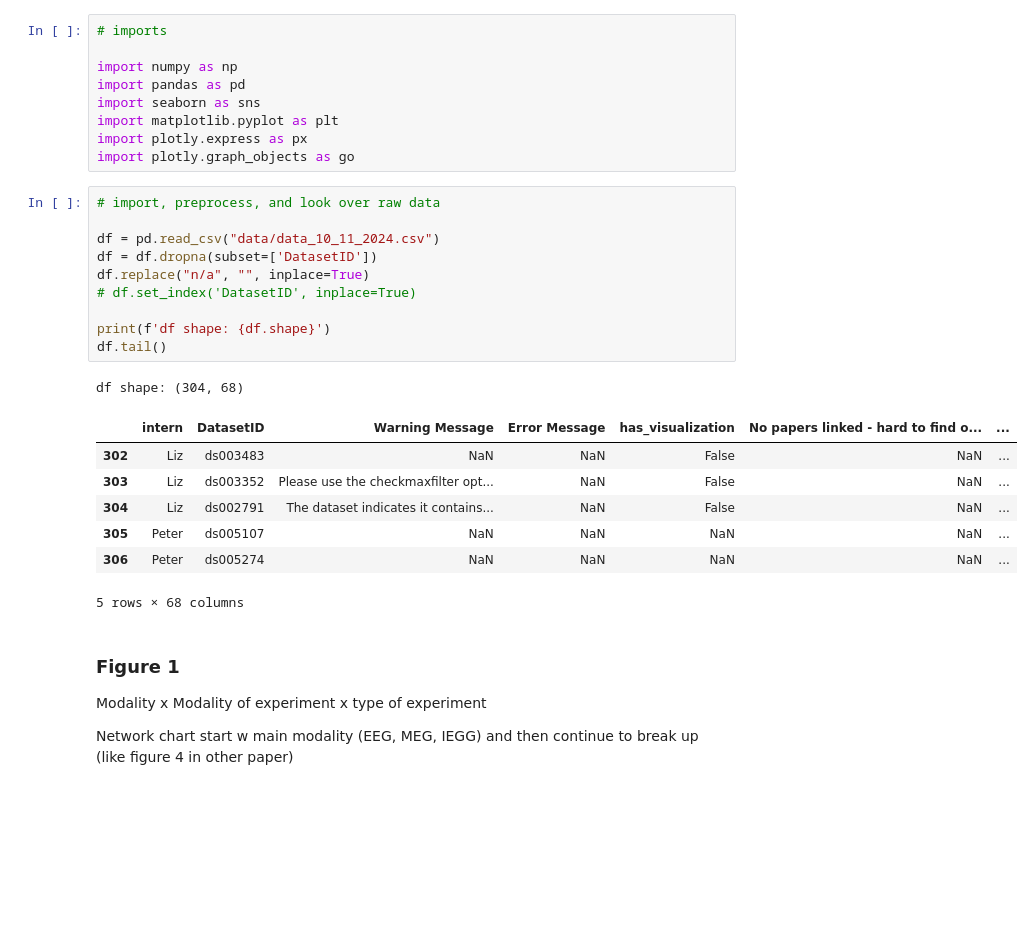
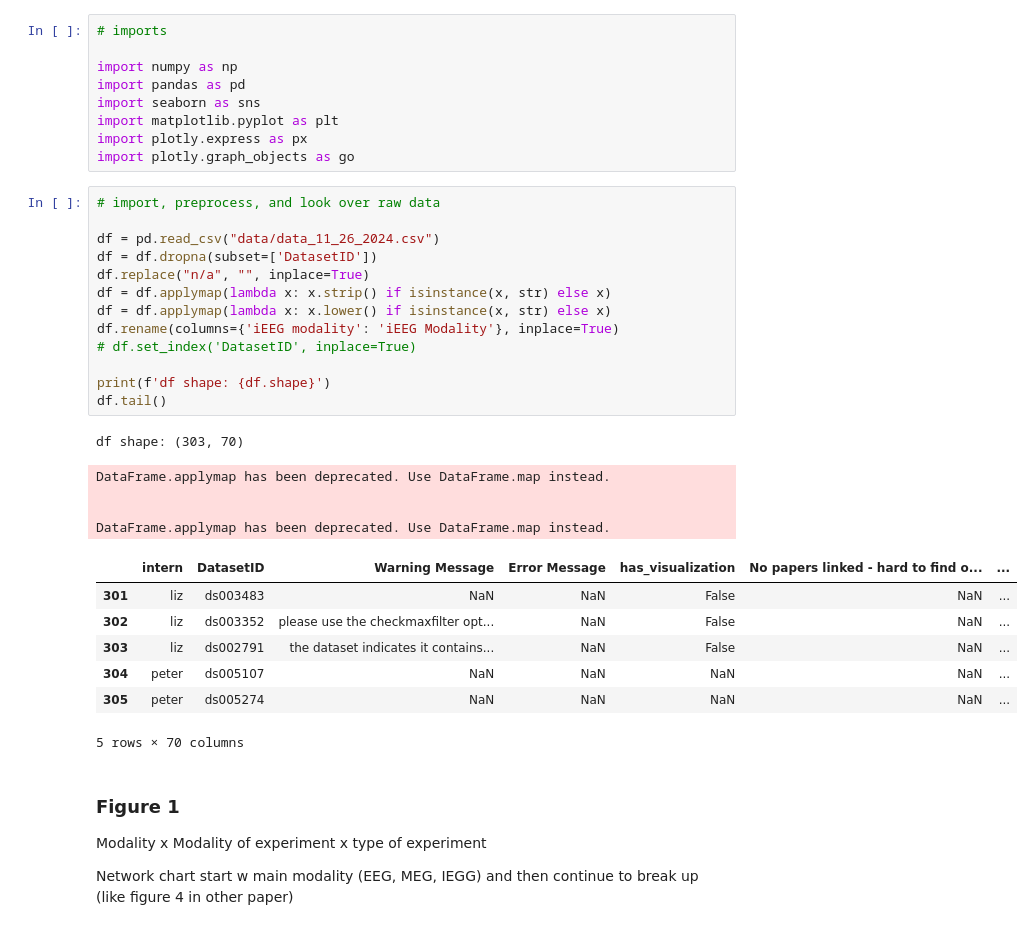
Before and after one commit to sccn/nemar_paper_plot, a Jupyter notebook: sandbox.ipynb, the cells around one changed output. Cells and saved outputs as stored; diff of their text form; blank space fills up the shorter version.

```diff
--- a/sandbox.ipynb
+++ b/sandbox.ipynb
@@ -12,22 +12,29 @@ import plotly.graph_objects as go
 # %%
 # import, preprocess, and look over raw data
 
-df = pd.read_csv("data/data_10_11_2024.csv")
+df = pd.read_csv("data/data_11_26_2024.csv")
 df = df.dropna(subset=['DatasetID'])
 df.replace("n/a", "", inplace=True)
+df = df.applymap(lambda x: x.strip() if isinstance(x, str) else x)
+df = df.applymap(lambda x: x.lower() if isinstance(x, str) else x)
+df.rename(columns={'iEEG modality': 'iEEG Modality'}, inplace=True)
 # df.set_index('DatasetID', inplace=True)
 
 print(f'df shape: {df.shape}')
 df.tail()
 # %% [output]
-df shape: (304, 68)
+df shape: (303, 70)
+DataFrame.applymap has been deprecated. Use DataFrame.map instead.
+
+
+DataFrame.applymap has been deprecated. Use DataFrame.map instead.
 |  | intern | DatasetID | Warning Message | Error Message | has_visualization | No papers linked - hard to find o... | ... |
-| 302 | Liz | ds003483 | NaN | NaN | False | NaN | ... |
-| 303 | Liz | ds003352 | Please use the checkmaxfilter opt... | NaN | False | NaN | ... |
-| 304 | Liz | ds002791 | The dataset indicates it contains... | NaN | False | NaN | ... |
-| 305 | Peter | ds005107 | NaN | NaN | NaN | NaN | ... |
-| 306 | Peter | ds005274 | NaN | NaN | NaN | NaN | ... |
+| 301 | liz | ds003483 | NaN | NaN | False | NaN | ... |
+| 302 | liz | ds003352 | please use the checkmaxfilter opt... | NaN | False | NaN | ... |
+| 303 | liz | ds002791 | the dataset indicates it contains... | NaN | False | NaN | ... |
+| 304 | peter | ds005107 | NaN | NaN | NaN | NaN | ... |
+| 305 | peter | ds005274 | NaN | NaN | NaN | NaN | ... |
-5 rows × 68 columns
+5 rows × 70 columns
 # %% [markdown]
 ### Figure 1
 
```
Also changed, not shown: parts of 11 cells of this notebook, 1 other file.
